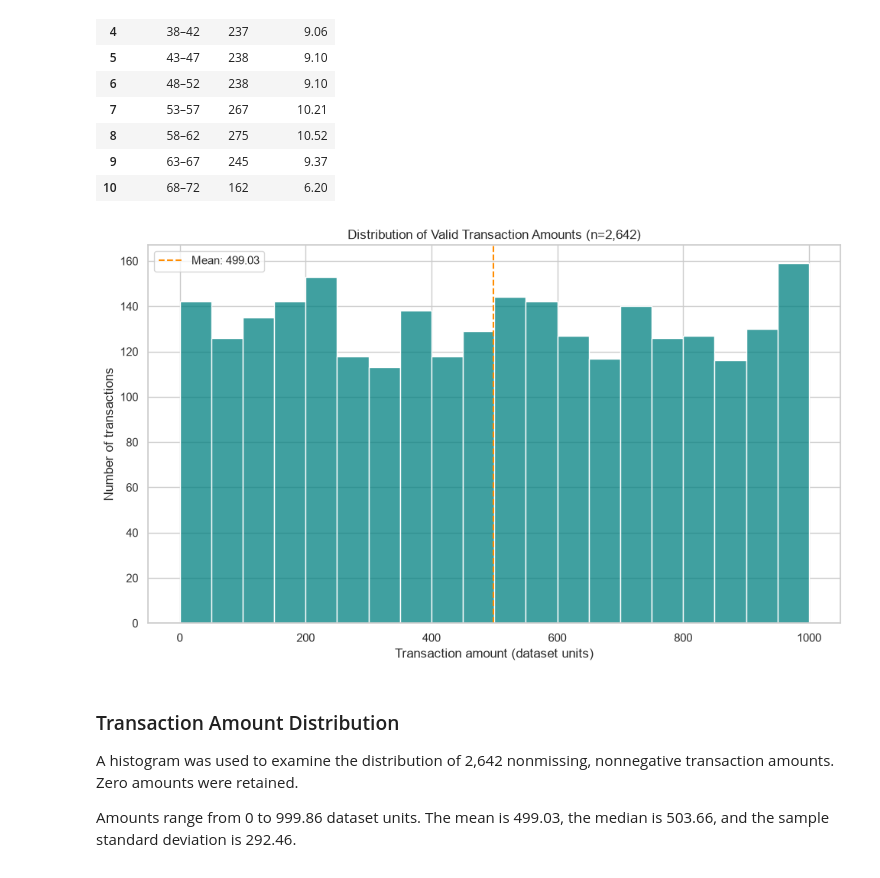
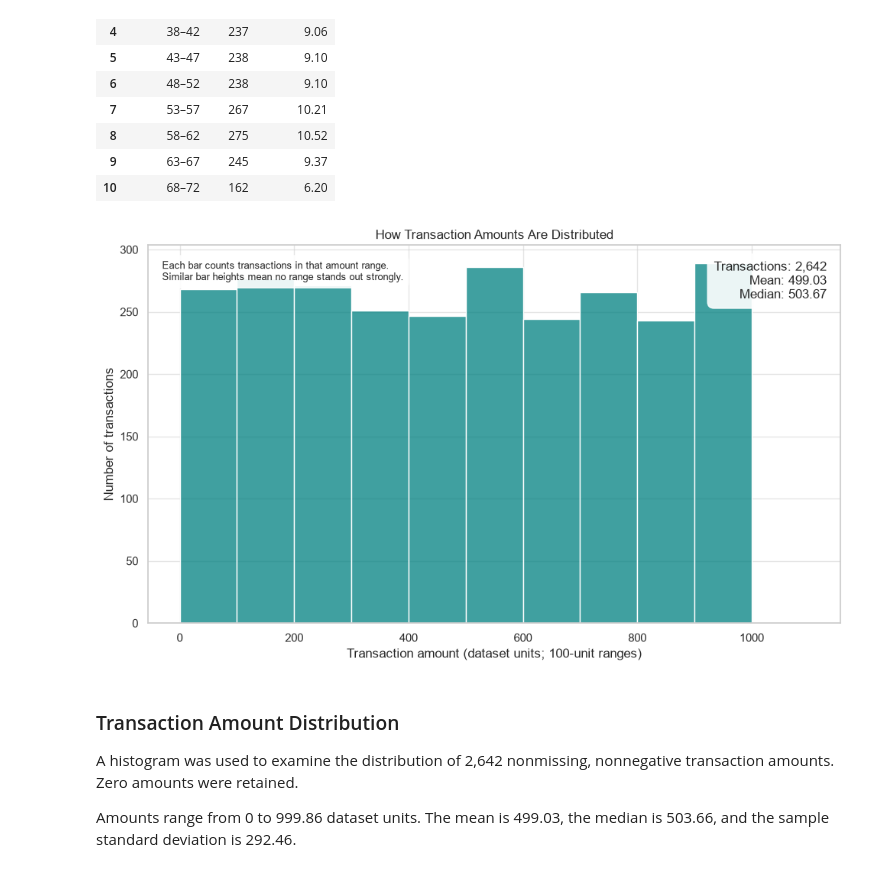
Before and after one commit to Srinder/H3101-ML-ml-linear-algebra-project-Team-PETIX-, a Jupyter notebook: H3101-ML-ml-linear-algebra-project-Team-PETIX--main/Week7_ML_Data_Visualizations/finmark_visualization_workflow.ipynb, the cells around one changed output. Saved outputs shown, nothing was run; the diff lists cells and outputs as text; code cells hidden in the pictures.

```diff
--- a/H3101-ML-ml-linear-algebra-project-Team-PETIX--main/Week7_ML_Data_Visualizations/finmark_visualization_workflow.ipynb
+++ b/H3101-ML-ml-linear-algebra-project-Team-PETIX--main/Week7_ML_Data_Visualizations/finmark_visualization_workflow.ipynb
@@ -243,38 +395,55 @@ display(age_frequency)
 | 9 | 63–67 | 245 | 9.37 |
 | 10 | 68–72 | 162 | 6.20 |
 # %%
-# Distribution of valid transaction amounts, including zeros
+# Show how many valid transactions fall into each 100-unit amount range.
+# Mean and median are reported as summary values instead of overlapping lines.
 fig, ax = plt.subplots(figsize=(10, 6))
-
 sns.histplot(
     x=amounts,
-    bins=20,
+    bins=np.arange(0, 1101, 100),
     color="teal",
     edgecolor="white",
-    ax=ax
+    ax=ax,
 )
 
-ax.axvline(
-    np.mean(amounts),
-    color="darkorange",
-    linestyle="--",
-    label=f"Mean: {np.mean(amounts):.2f}"
+mean_amount = np.mean(amounts)
+median_amount = np.median(amounts)
+summary = (
+    f"Transactions: {len(amounts):,}" + chr(10)
+    + f"Mean: {mean_amount:.2f}" + chr(10)
+    + f"Median: {median_amount:.2f}"
 )
-
-ax.set_title(f"Distribution of Valid Transaction Amounts (n={len(amounts):,})")
-ax.set_xlabel("Transaction amount (dataset units)")
+ax.text(
+    0.98, 0.96, summary,
+    transform=ax.transAxes,
+    ha="right",
+    va="top",
+    bbox={"boxstyle": "round,pad=0.5", "facecolor": "white", "alpha": 0.9},
+)
+ax.set_title("How Transaction Amounts Are Distributed")
+ax.set_xlabel("Transaction amount (dataset units; 100-unit ranges)")
 ax.set_ylabel("Number of transactions")
-ax.legend()
-
+note = (
+    "Each bar counts transactions in that amount range." + chr(10)
+    + "Similar bar heights mean no range stands out strongly."
+)
+ax.text(
+    0.02, 0.96, note,
+    transform=ax.transAxes,
+    ha="left",
+    va="top",
+    fontsize=9,
+    bbox={"boxstyle": "round,pad=0.5", "facecolor": "white", "alpha": 0.9},
+)
 fig.tight_layout()
 fig.savefig(
     figures_folder / "02_transaction_amount_distribution.png",
     dpi=300,
-    bbox_inches="tight"
+    bbox_inches="tight",
 )
 plt.show()
 # %% [output]
-[figure, old version]
+[figure, new version]
 # %% [markdown]
 ### Transaction Amount Distribution
 
```
Also changed, not shown: parts of 21 cells of this notebook, 11 other files.
